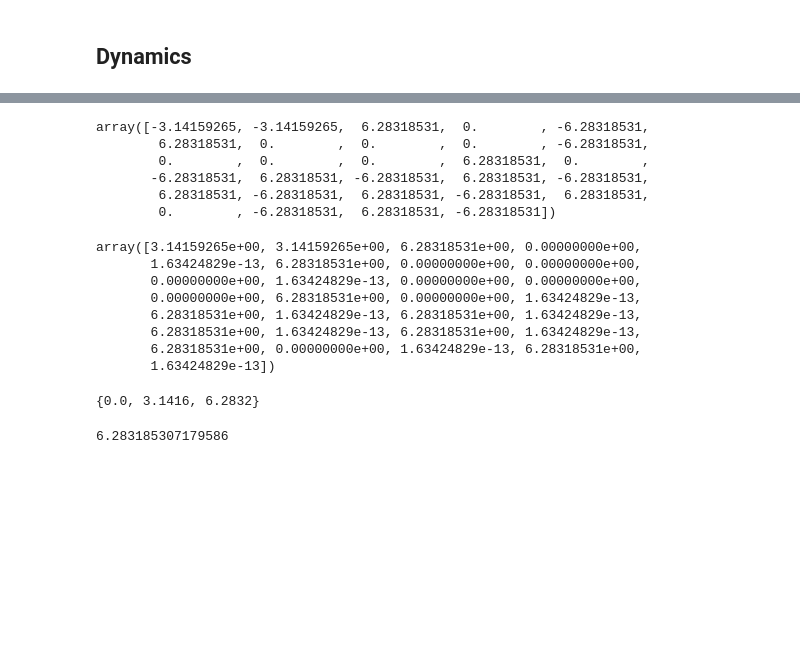
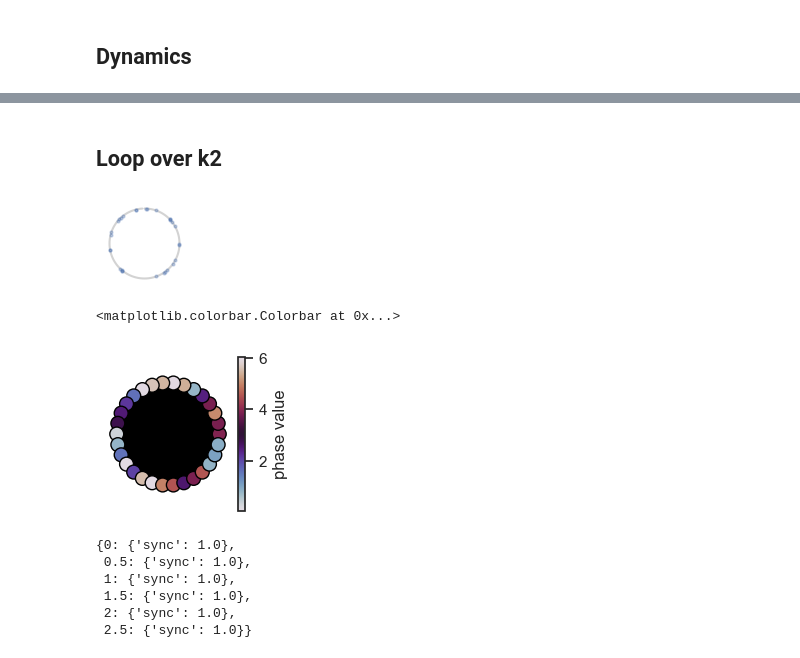
Before and after one commit to maximelucas/basins_and_triangles, a Jupyter notebook: notebooks/all-to-all.ipynb, the cells around one changed output, grey strips where cells are left out. Saved outputs shown, nothing was run; the diff lists cells and outputs as text; code cells hidden in the pictures; blank space fills up the shorter version.

```diff
--- a/notebooks/all-to-all.ipynb
+++ b/notebooks/all-to-all.ipynb
@@ -171,29 +179,0 @@ states
-# %%
-diff = np.diff(thetas_arr[4, :, -1])
-diff
-# %% [output]
-array([-3.14159265, -3.14159265,  6.28318531,  0.        , -6.28318531,
-        6.28318531,  0.        ,  0.        ,  0.        , -6.28318531,
-        0.        ,  0.        ,  0.        ,  6.28318531,  0.        ,
-       -6.28318531,  6.28318531, -6.28318531,  6.28318531, -6.28318531,
-        6.28318531, -6.28318531,  6.28318531, -6.28318531,  6.28318531,
-        0.        , -6.28318531,  6.28318531, -6.28318531])
-# %%
-diff % (2*np.pi)
-# %% [output]
-array([3.14159265e+00, 3.14159265e+00, 6.28318531e+00, 0.00000000e+00,
-       1.63424829e-13, 6.28318531e+00, 0.00000000e+00, 0.00000000e+00,
-       0.00000000e+00, 1.63424829e-13, 0.00000000e+00, 0.00000000e+00,
-       0.00000000e+00, 6.28318531e+00, 0.00000000e+00, 1.63424829e-13,
-       6.28318531e+00, 1.63424829e-13, 6.28318531e+00, 1.63424829e-13,
-       6.28318531e+00, 1.63424829e-13, 6.28318531e+00, 1.63424829e-13,
-       6.28318531e+00, 0.00000000e+00, 1.63424829e-13, 6.28318531e+00,
-       1.63424829e-13])
-# %%
-set(np.round(diff % (2*np.pi), 4))
-# %% [output]
-{0.0, 3.1416, 6.2832}
-# %%
-n
-# %% [output]
-6.283185307179586
@@ -199,0 +182,38 @@ n
+# %% [markdown]
+## Loop over k2
+# %%
+# Set parameters
+
+# dynamical
+k1 = 1  # pairwise coupling strength
+k2 = 0  # triplet coupling strength
+omega = 1 * np.ones(N)  # np.random.normal(size=N) #1 * np.ones(N)
+
+ic = "random"  # initial condition type, see below
+noise = 1e-1  # noise strength
+p2 = None
+
+
+psi_init = generate_state(N, kind=ic, q=2, noise=noise)
+
+# integration
+t_end = 200
+dt = 0.01
+times = np.arange(0, t_end + dt / 2, dt)
+
+tag_params = f"k1_{k1}_k2_{k2}_ic_{ic}"
+
+fig, ax = plt.subplots(figsize=(1, 1))
+plot_phases(psi_init, it=None, ax=ax)
+plt.show()
+
+# only to viz twisted states
+fig, ax = plt.subplots(figsize=(2, 2))
+ax, im = xgi.draw(
+    H, pos=pos, node_fc=psi_init % (2 * np.pi), node_fc_cmap="twilight", node_size=1
+)
+plt.colorbar(im, label="phase value")
+# %% [output]
+[figure, added]
+<matplotlib.colorbar.Colorbar at 0x...>
+[figure, added]
@@ -199,0 +264,9 @@ n
+# %%
+results
+# %% [output]
+{0: {'sync': 1.0},
+ 0.5: {'sync': 1.0},
+ 1: {'sync': 1.0},
+ 1.5: {'sync': 1.0},
+ 2: {'sync': 1.0},
+ 2.5: {'sync': 1.0}}
```
Also changed, not shown: parts of 16 cells of this notebook, 6 other files.
